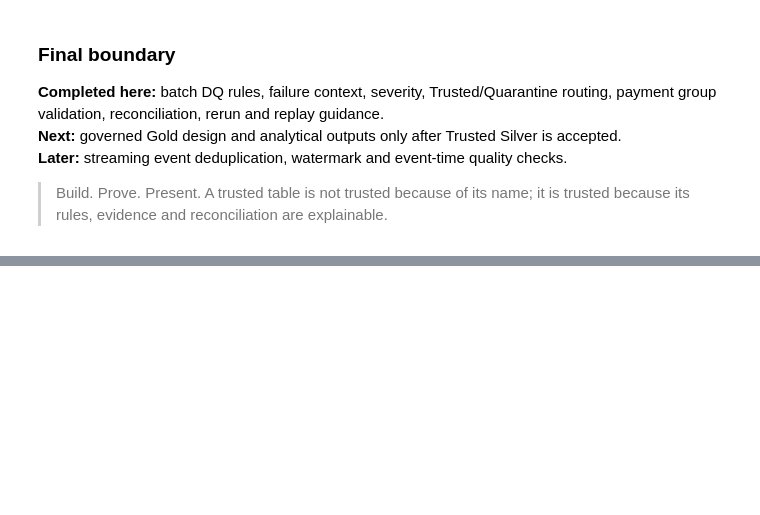
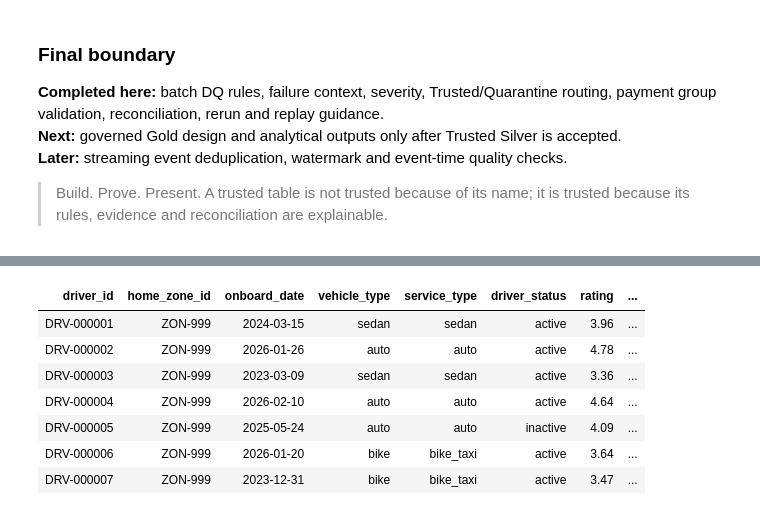
Before and after one commit to geethika626/bvrith-de-c1-team02-trippulse-urban-mobility-analytics, a Jupyter notebook: notebooks/04_data_quality_checks.ipynb, the cells around one changed output, grey strips where cells are left out. Saved outputs shown, nothing was run; the diff lists cells and outputs as text; code cells hidden in the pictures; blank space fills up the shorter version.

```diff
--- a/notebooks/04_data_quality_checks.ipynb
+++ b/notebooks/04_data_quality_checks.ipynb
@@ -1111,0 +1273,12 @@ SELECT 'rerun_check' AS check_name,
+# %%
+%sql
+SELECT * from quarantine_drivers LIMIT 10;
+# %% [output]
+| driver_id | home_zone_id | onboard_date | vehicle_type | service_type | driver_status | rating | ... |
+| DRV-000001 | ZON-999 | 2024-03-15 | sedan | sedan | active | 3.96 | ... |
+| DRV-000002 | ZON-999 | 2026-01-26 | auto | auto | active | 4.78 | ... |
+| DRV-000003 | ZON-999 | 2023-03-09 | sedan | sedan | active | 3.36 | ... |
+| DRV-000004 | ZON-999 | 2026-02-10 | auto | auto | active | 4.64 | ... |
+| DRV-000005 | ZON-999 | 2025-05-24 | auto | auto | inactive | 4.09 | ... |
+| DRV-000006 | ZON-999 | 2026-01-20 | bike | bike_taxi | active | 3.64 | ... |
+| DRV-000007 | ZON-999 | 2023-12-31 | bike | bike_taxi | active | 3.47 | ... |
```
Also changed, not shown: parts of 6 cells of this notebook.
